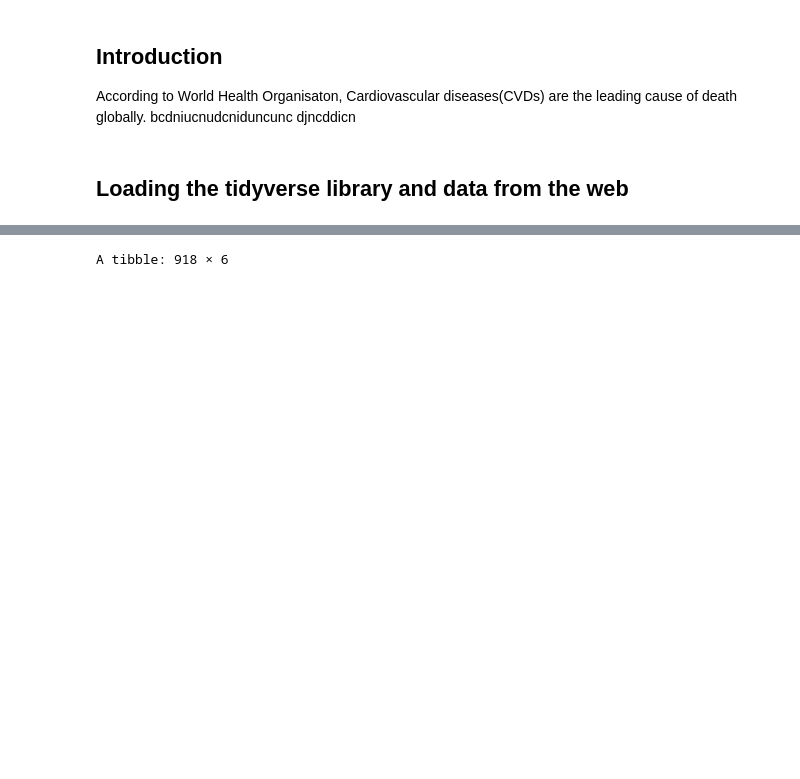
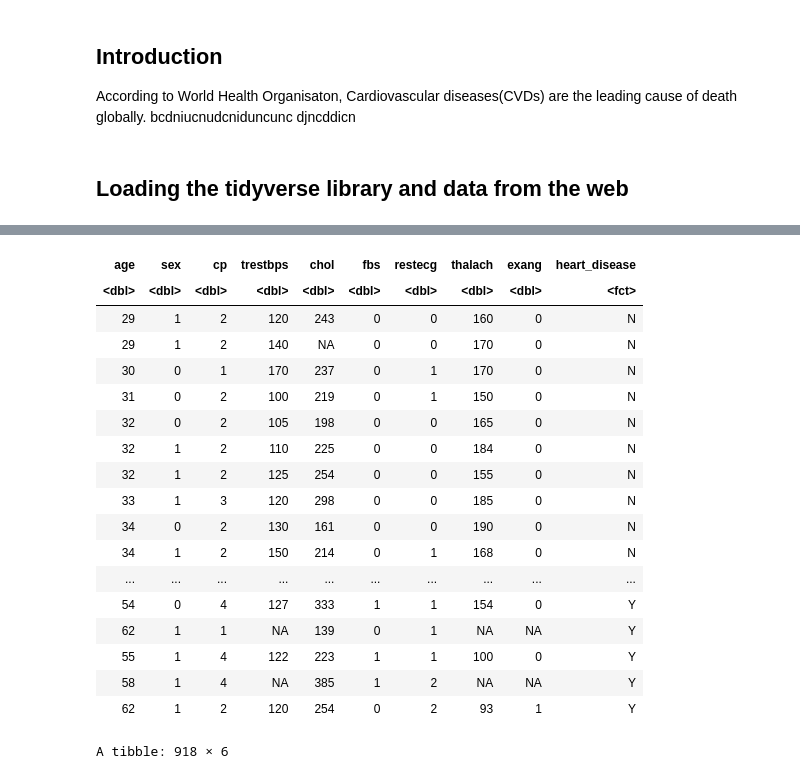
Before and after one commit to Sahaj11/DSCI-Group-Project, a Jupyter notebook: Group Project Proposal.ipynb, the cells around one changed output, grey strips where cells are left out. Saved outputs shown, nothing was run; the diff lists cells and outputs as text; code cells hidden in the pictures; blank space fills up the shorter version.

Commit message:
Cleaning up the data

```diff
--- a/Group Project Proposal.ipynb
+++ b/Group Project Proposal.ipynb
@@ -70,0 +12,16 @@ A spec_tbl_df: 918 × 12
+# %%
+URL1 <- "https://archive.ics.uci.edu/ml/machine-learning-databases/heart-disease/processed.hungarian.data"
+heart_data1 <- read_csv (URL1)
+#hungerian
+
+URL2 <- "https://archive.ics.uci.edu/ml/machine-learning-databases/heart-disease/processed.switzerland.data"
+heart_data2 <- read_csv (URL2)
+#switzerland
+
+URL3 <- "https://archive.ics.uci.edu/ml/machine-learning-databases/heart-disease/processed.cleveland.data"
+heart_data3 <- read_csv (URL3)
+#cleveland
+
+URL4 <- "https://archive.ics.uci.edu/ml/machine-learning-databases/heart-disease/processed.va.data"
+heart_data4 <- read_csv (URL4)
+#va
@@ -70,0 +50,56 @@ A spec_tbl_df: 918 × 12
+# %%
+#changing the name of the columns
+#merging the data together
+
+
+colnames (heart_data1) <- c("age", "sex", "cp", "trestbps", "chol", "fbs",  "restecg", "thalach", "exang",  "oldpeak", "slope",  "ca",  "thal", "num")
+colnames (heart_data2) <- c("age", "sex", "cp", "trestbps", "chol", "fbs",  "restecg", "thalach", "exang",  "oldpeak", "slope",  "ca",  "thal", "num")
+colnames (heart_data3) <- c("age", "sex", "cp", "trestbps", "chol", "fbs",  "restecg", "thalach", "exang",  "oldpeak", "slope",  "ca",  "thal", "num")
+colnames (heart_data4) <- c("age", "sex", "cp", "trestbps", "chol", "fbs",  "restecg", "thalach", "exang",  "oldpeak", "slope",  "ca",  "thal", "num")
+
+#heart_data1
+heart_data <- rbind (heart_data1, heart_data2, heart_data3, heart_data4)
+#heart_data
+
+#changing the ? to NA
+heart_data_modified <- heart_data
+heart_data_modified [heart_data_modified == "?"] <- "NA"
+#heart_data_modified
+
+#pull out the num column
+
+num <- heart_data_modified %>%
+    select (num) %>%
+    mutate (num = as.character (num))
+
+num [num == "1"] <- "Y"
+num [num == "2"] <- "Y"
+num [num == "3"] <- "Y"
+num [num == "4"] <- "Y"
+num [num == "0"] <- "N"
+
+num <- num %>%
+ mutate (num = as_factor (num))
+#num
+
+#selecting the wanted columns
+heart_data_selected <- heart_data_modified %>%
+    select (age: exang)
+#heart_data_selected
+
+
+heart_data_cleaned0 <- merge (heart_data_selected, num) %>%
+    rename ("heart_disease" = "num")
+#heart_data_cleaned0
+
+
+heart_data_type_changed <- heart_data_cleaned0 %>%
+     mutate (trestbps = as.numeric (trestbps),
+            chol = as.numeric (chol),
+            fbs = as.numeric (fbs),
+            restecg = as.numeric (restecg),
+            thalach = as.numeric (thalach),
+            exang = as.numeric (exang))
+
+heart_data_type_changed
+# %% [output]
@@ -71,3 +124,21 @@ A spec_tbl_df: 918 × 12
+| age | sex | cp | trestbps | chol | fbs | restecg | thalach | exang | heart_disease |
+| <dbl> | <dbl> | <dbl> | <dbl> | <dbl> | <dbl> | <dbl> | <dbl> | <dbl> | <fct> |
+| 29 | 1 | 2 | 120 | 243 | 0 | 0 | 160 | 0 | N |
+| 29 | 1 | 2 | 140 | NA | 0 | 0 | 170 | 0 | N |
+| 30 | 0 | 1 | 170 | 237 | 0 | 1 | 170 | 0 | N |
+| 31 | 0 | 2 | 100 | 219 | 0 | 1 | 150 | 0 | N |
+| 32 | 0 | 2 | 105 | 198 | 0 | 0 | 165 | 0 | N |
+| 32 | 1 | 2 | 110 | 225 | 0 | 0 | 184 | 0 | N |
+| 32 | 1 | 2 | 125 | 254 | 0 | 0 | 155 | 0 | N |
+| 33 | 1 | 3 | 120 | 298 | 0 | 0 | 185 | 0 | N |
+| 34 | 0 | 2 | 130 | 161 | 0 | 0 | 190 | 0 | N |
+| 34 | 1 | 2 | 150 | 214 | 0 | 1 | 168 | 0 | N |
+| ... | ... | ... | ... | ... | ... | ... | ... | ... | ... |
+| 54 | 0 | 4 | 127 | 333 | 1 | 1 | 154 | 0 | Y |
+| 62 | 1 | 1 | NA | 139 | 0 | 1 | NA | NA | Y |
+| 55 | 1 | 4 | 122 | 223 | 1 | 1 | 100 | 0 | Y |
+| 58 | 1 | 4 | NA | 385 | 1 | 2 | NA | NA | Y |
+| 62 | 1 | 2 | 120 | 254 | 0 | 2 | 93 | 1 | Y |
 # %%
 heart_data_selected <- select (heart_data, Age, Sex, RestingBP, Cholesterol, ExerciseAngina, HeartDisease)
 
```
Also changed, not shown: parts of 8 cells of this notebook, 1 other file.
